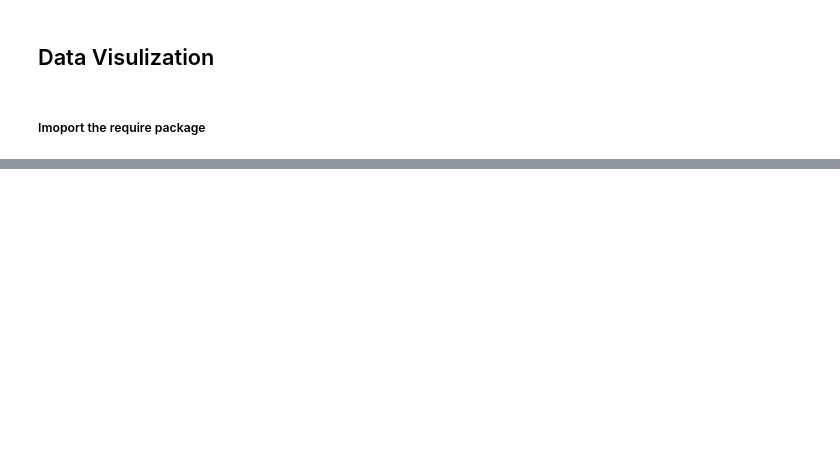
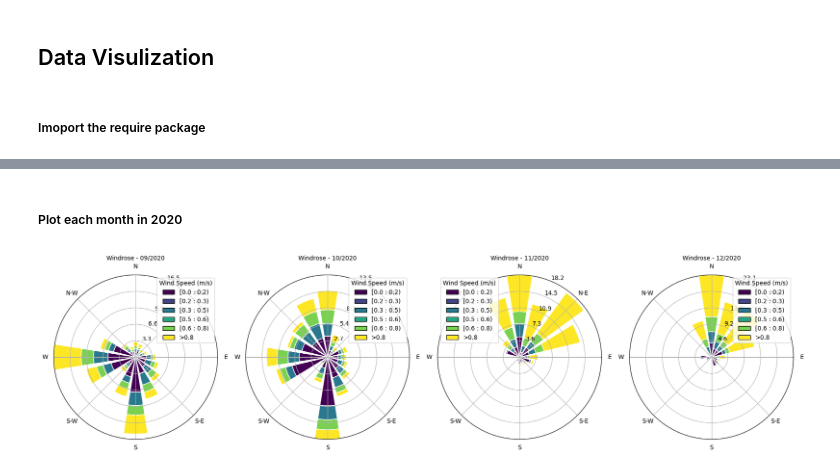
Before and after one commit to Cheapanha-Sok/Samsung-Innovation-Campus-Big-Data-Capstone-Project, a Jupyter notebook: Data_Visualization.ipynb, the cells around one changed output, grey strips where cells are left out. Saved outputs shown, nothing was run; the diff lists cells and outputs as text; code cells hidden in the pictures; blank space fills up the shorter version.

```diff
--- a/Data_Visualization.ipynb
+++ b/Data_Visualization.ipynb
@@ -163,0 +147,49 @@ This will become an error in seaborn v0.14.0; please update your code.
+# %% [markdown]
+##### Plot each month in 2020
+# %%
+
+
+# Assuming 'df' is your DataFrame
+df['date'] = pd.to_datetime(df['date'])  # Ensure 'date' is datetime
+df['year'] = df['date'].dt.year          # Extract year
+df['month'] = df['date'].dt.month        # Extract month
+
+# Filter data for the year 2020
+df_2020 = df[df['year'] == 2020]
+
+# Get the unique months in the dataset
+unique_months = sorted(df_2020['month'].unique())
+
+# Determine the number of unique months
+n_months = len(unique_months)
+
+n_rows = (n_months + 3) // 4
+fig, axes = plt.subplots(n_rows, 4, subplot_kw=dict(projection='windrose'), figsize=(18, 6 * n_rows))
+
+# Flatten axes for easier iteration
+axes = axes.flatten()
+
+# Iterate over the unique months
+for i, month in enumerate(unique_months):
+    # Filter data for the specific month
+    specific_month_df = df_2020[df_2020['month'] == month]
+
+    # Extract wind speed and direction
+    wind_speed = specific_month_df['wind_speed']
+    wind_direction = specific_month_df['wind_direction']
+
+    # Plot the windrose for this month
+    ax = axes[i]
+    ax.bar(wind_direction, wind_speed, normed=True, opening=0.8, edgecolor='white')
+    ax.set_title(f"Windrose - {month:02d}/2020", fontsize=10)
+    ax.legend(title="Wind Speed (m/s)", loc="best")
+
+# Hide any unused subplots
+for j in range(i + 1, len(axes)):
+    fig.delaxes(axes[j])
+
+# Adjust layout
+plt.tight_layout()
+plt.show()
+# %% [output]
+[figure, added]
```
Also changed, not shown: parts of 15 cells of this notebook, 11 other files.
